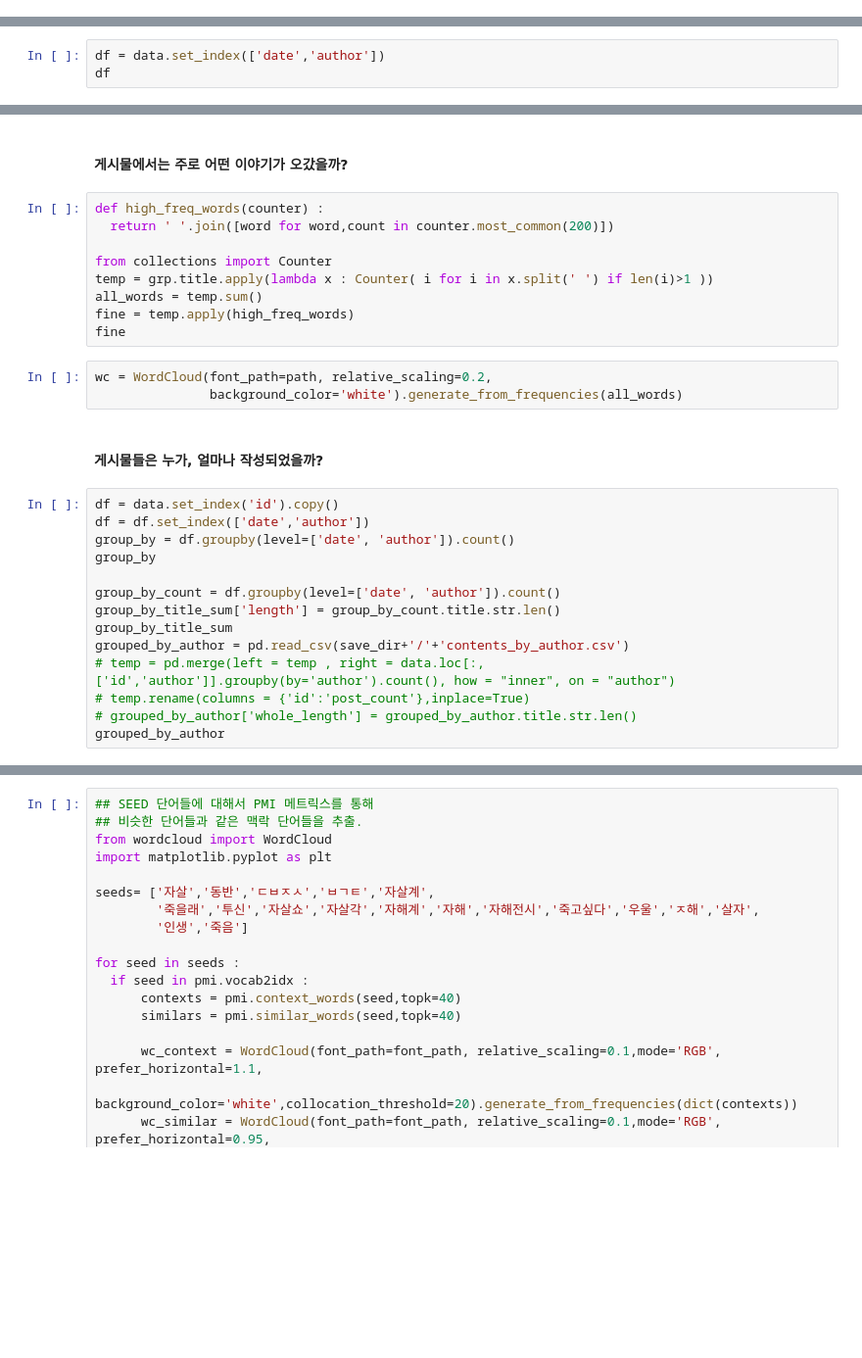
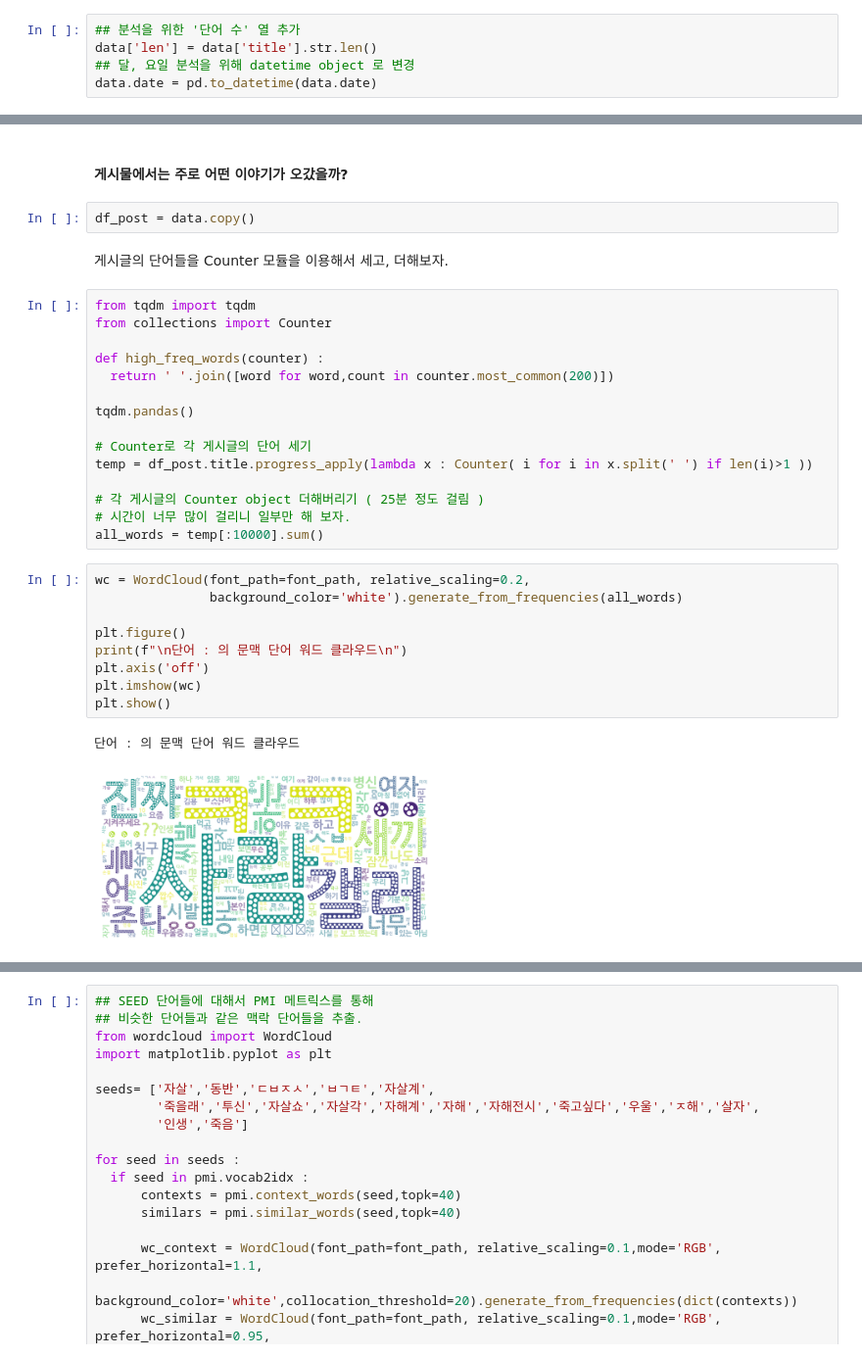
Before and after one commit to GwiHwan-Go/Detect_SC, a Jupyter notebook: Data_Analysis.ipynb, the cells around one changed output, grey strips where cells are left out. Shown at 98% size. Cells and saved outputs as stored; diff of their text form; blank space fills up the shorter version.

```diff
--- a/Data_Analysis.ipynb
+++ b/Data_Analysis.ipynb
@@ -421,5 +421,10 @@ print([f for f in sys_font if 'Nanum' in f])
 font_path = '/usr/share/fonts/truetype/nanum/NanumGothicEcoBold.ttf'
 # %% [markdown]
 ### 먼저 데이터 전체를 살펴봅시다.
+# %%
+## 분석을 위한 '단어 수' 열 추가
+data['len'] = data['title'].str.len()
+## 달, 요일 분석을 위해 datetime object 로 변경
+data.date = pd.to_datetime(data.date)
 # %% [markdown]
 #### 게시물들은 주로 언제, 얼마나 작성되었을까?
@@ -432,3 +434,0 @@ df_month.groupby(by='date').agg({'author': 'count', 'title':'sum'})
-# %%
-df = data.set_index(['date','author'])
-df
@@ -505,30 +513,33 @@ df.date = data.date.dt.month
 # %% [markdown]
 #### 게시물에서는 주로 어떤 이야기가 오갔을까?
+# %%
+df_post = data.copy()
+# %% [markdown]
+게시글의 단어들을 Counter 모듈을 이용해서 세고, 더해보자.
 # %%
+from tqdm import tqdm
+from collections import Counter
+
 def high_freq_words(counter) :
   return ' '.join([word for word,count in counter.most_common(200)])
 
-from collections import Counter
-temp = grp.title.apply(lambda x : Counter( i for i in x.split(' ') if len(i)>1 ))
-all_words = temp.sum()
-fine = temp.apply(high_freq_words)
-fine
+tqdm.pandas()
+
+# Counter로 각 게시글의 단어 세기
+temp = df_post.title.progress_apply(lambda x : Counter( i for i in x.split(' ') if len(i)>1 ))
+
+# 각 게시글의 Counter object 더해버리기 ( 25분 정도 걸림 )
+# 시간이 너무 많이 걸리니 일부만 해 보자.
+all_words = temp[:10000].sum()
 # %%
-wc = WordCloud(font_path=path, relative_scaling=0.2,
+wc = WordCloud(font_path=font_path, relative_scaling=0.2,
                background_color='white').generate_from_frequencies(all_words)
+
+plt.figure()
+print(f"\n단어 : 의 문맥 단어 워드 클라우드\n")
+plt.axis('off')
+plt.imshow(wc)
+plt.show()
+# %% [output]
+단어 : 의 문맥 단어 워드 클라우드
+[figure, added]
-# %% [markdown]
-#### 게시물들은 누가, 얼마나 작성되었을까?
-# %%
-df = data.set_index('id').copy()
-df = df.set_index(['date','author'])
-group_by = df.groupby(level=['date', 'author']).count()
-group_by
-
-group_by_count = df.groupby(level=['date', 'author']).count()
-group_by_title_sum['length'] = group_by_count.title.str.len()
-group_by_title_sum
-grouped_by_author = pd.read_csv(save_dir+'/'+'contents_by_author.csv')
-# temp = pd.merge(left = temp , right = data.loc[:,['id','author']].groupby(by='author').count(), how = "inner", on = "author")
-# temp.rename(columns = {'id':'post_count'},inplace=True)
-# grouped_by_author['whole_length'] = grouped_by_author.title.str.len()
-grouped_by_author
```
Also changed, not shown: parts of 25 cells of this notebook.
